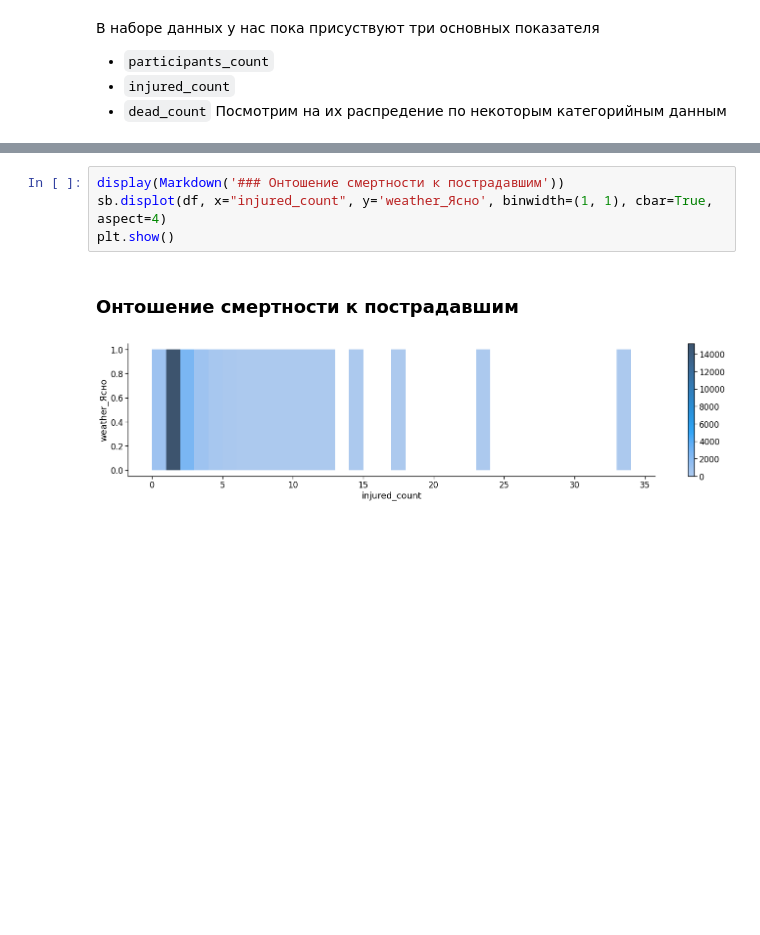
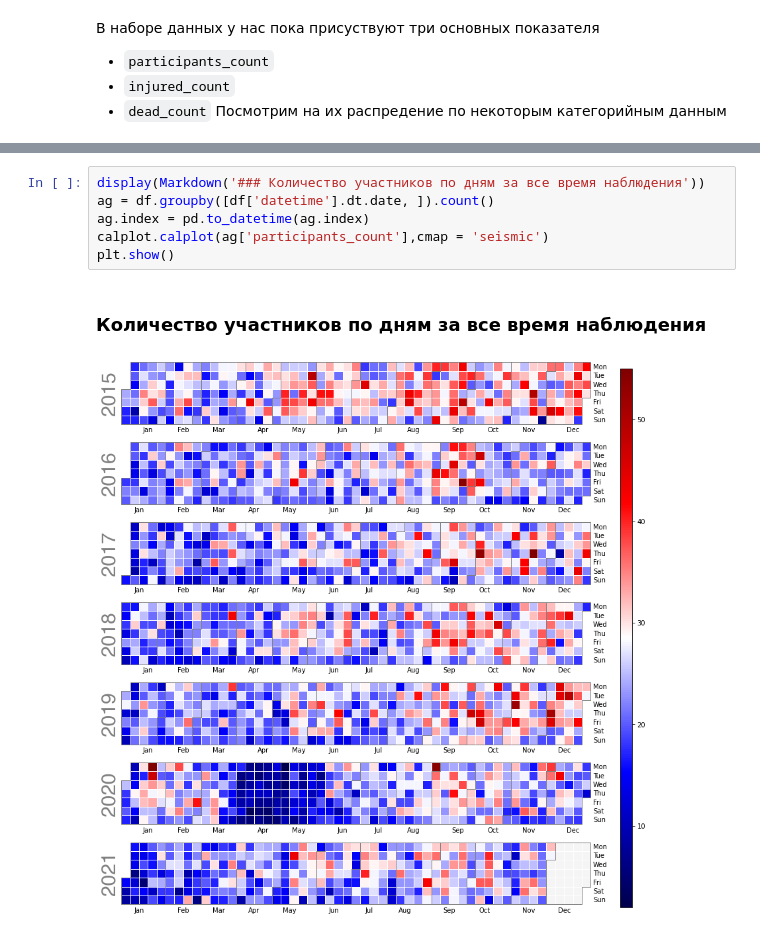
Before and after one commit to shlykov/dtp-stat-nb, a Jupyter notebook: dtp-regions.ipynb, the cells around one changed output, grey strips where cells are left out. Cells and saved outputs as stored; diff of their text form; blank space fills up the shorter version.

```diff
--- a/dtp-regions.ipynb
+++ b/dtp-regions.ipynb
@@ -161,10 +160,12 @@ plt.show()
-# %%
-display(Markdown('### Онтошение смертности к пострадавшим'))
-sb.displot(df, x="injured_count", y='weather_Ясно', binwidth=(1, 1), cbar=True, aspect=4)
-plt.show()
-# %% [output]
-### Онтошение смертности к пострадавшим
-[figure, removed]
+# %%
+display(Markdown('### Количество участников по дням за все время наблюдения'))
+ag = df.groupby([df['datetime'].dt.date, ]).count()
+ag.index = pd.to_datetime(ag.index)
+calplot.calplot(ag['participants_count'],cmap = 'seismic')
+plt.show()
+# %% [output]
+### Количество участников по дням за все время наблюдения
+[figure, added]
 # %%
 display(Markdown('### Корреляции признаков'))
 
```
Also changed, not shown: parts of 6 cells of this notebook.
